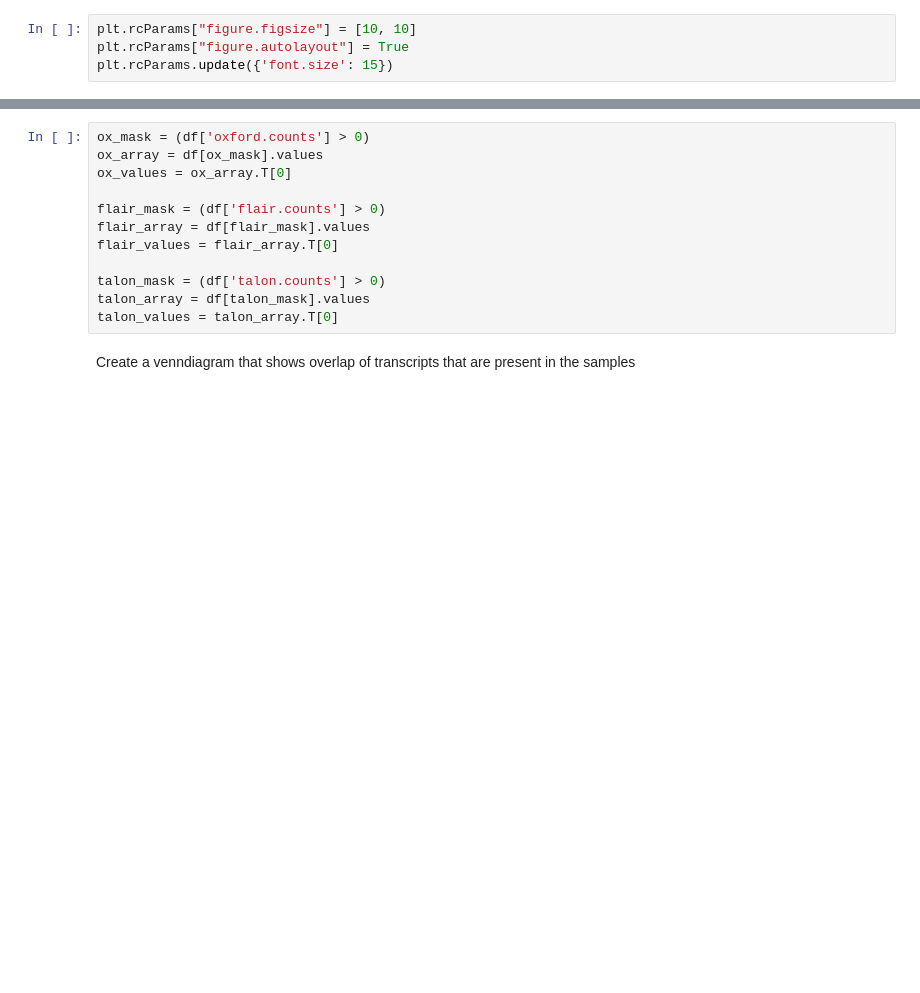
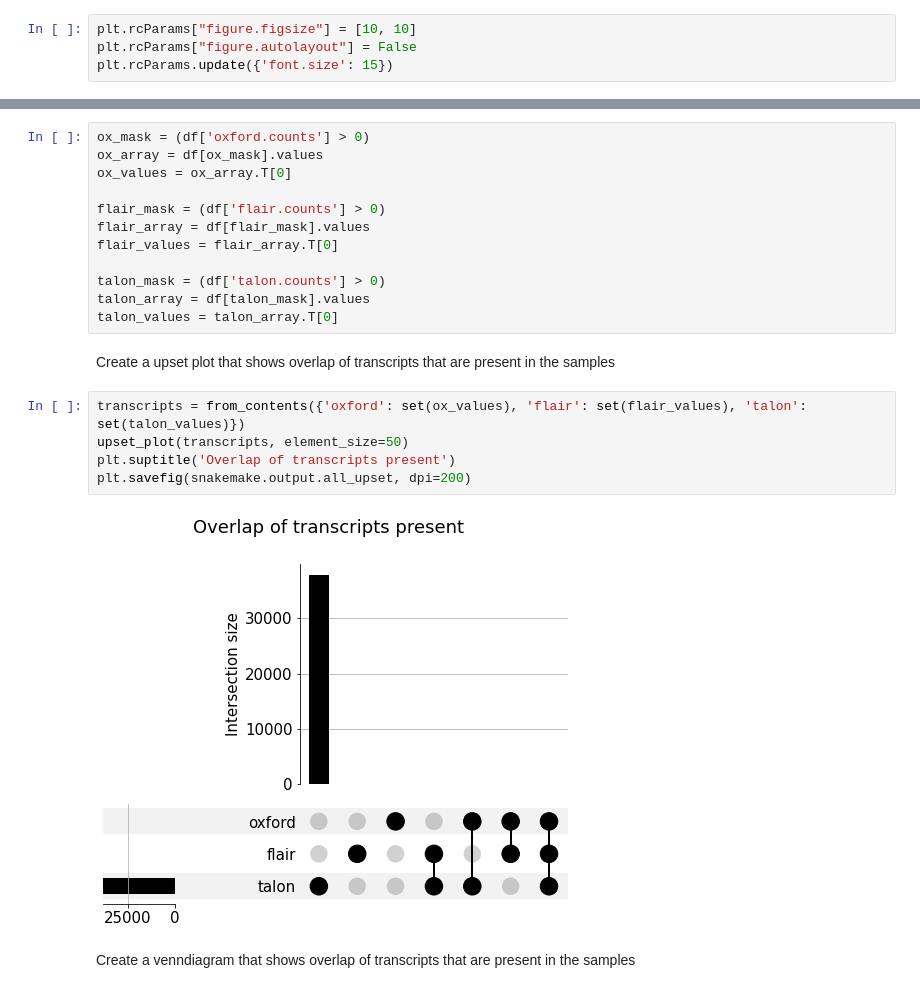
Before and after one commit to LUMC/RPCA, a Jupyter notebook: workflow/notebooks/venndiagrams.py.ipynb, the cells around one changed output, grey strips where cells are left out. Cells and saved outputs as stored; diff of their text form; blank space fills up the shorter version.

Commit message:
Add upset plots

```diff
--- a/workflow/notebooks/venndiagrams.py.ipynb
+++ b/workflow/notebooks/venndiagrams.py.ipynb
@@ -80,7 +93,7 @@ df
 Set matplotlib settings
 # %%
 plt.rcParams["figure.figsize"] = [10, 10]
-plt.rcParams["figure.autolayout"] = True
+plt.rcParams["figure.autolayout"] = False
 plt.rcParams.update({'font.size': 15})
 # %% [markdown]
 Extract transfragments with a count higher then zero for each pipeline
@@ -96,6 +109,15 @@ flair_values = flair_array.T[0]
 talon_mask = (df['talon.counts'] > 0)
 talon_array = df[talon_mask].values
 talon_values = talon_array.T[0]
+# %% [markdown]
+Create a upset plot that shows overlap of transcripts that are  present in the samples
+# %%
+transcripts = from_contents({'oxford': set(ox_values), 'flair': set(flair_values), 'talon': set(talon_values)})
+upset_plot(transcripts, element_size=50)
+plt.suptitle('Overlap of transcripts present')
+plt.savefig(snakemake.output.all_upset, dpi=200)
+# %% [output]
+[figure, added]
 # %% [markdown]
 Create a venndiagram that shows overlap of transcripts that are  present in the samples
 # %%
```
Also changed, not shown: parts of 10 cells of this notebook, 2 other files.
